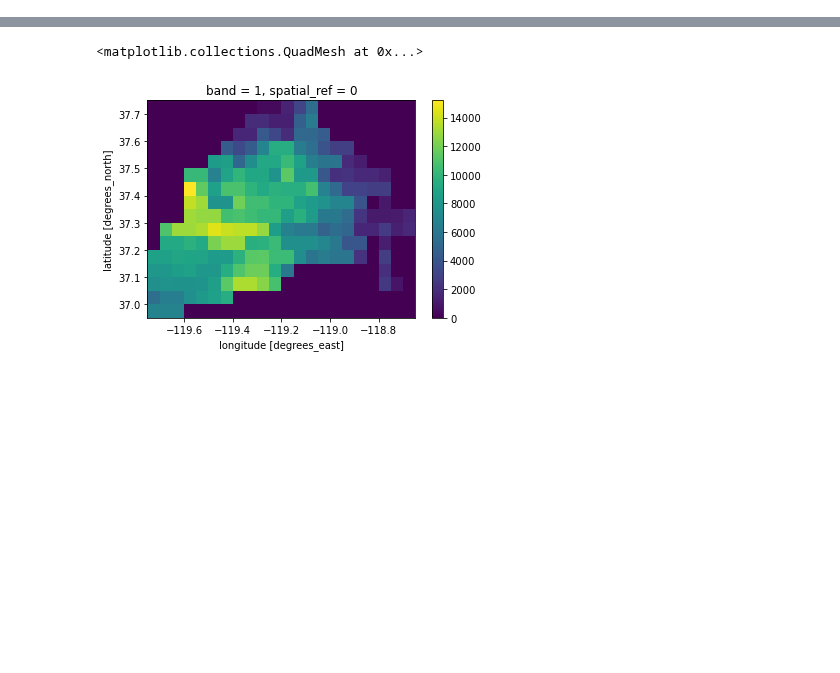
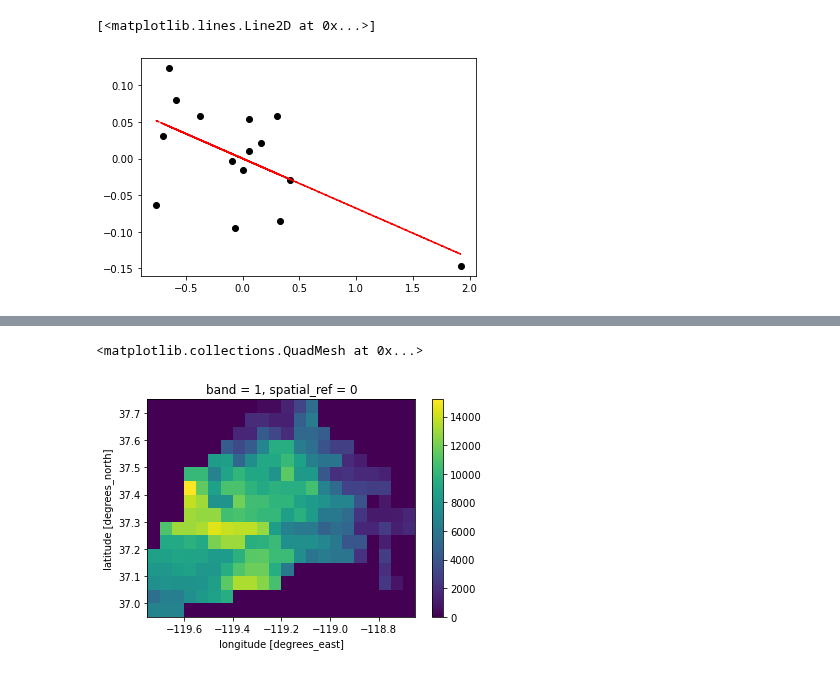
Before and after one commit to mariannecowherd/pe_snow_fires, a Jupyter notebook: scripts/avhrr_ndvi.ipynb, the cells around one changed output, grey strips where cells are left out. Saved outputs shown, nothing was run; the diff lists cells and outputs as text; code cells hidden in the pictures; blank space fills up the shorter version.

```diff
--- a/scripts/avhrr_ndvi.ipynb
+++ b/scripts/avhrr_ndvi.ipynb
@@ -81,3 +153,14 @@ def normalize(data):
     avg = np.nanmean(data)
     out = (data-avg)/avg
     return out
+# %%
+f,ax=plt.subplots()
+x = normalize(sai_means)
+y = normalize(gpp_means)
+ax.plot(x,y,'ko')
+z = np.polyfit(x, y, 1)
+p = np.poly1d(z)
+ax.plot(x,p(x),"r--")
+# %% [output]
+[<matplotlib.lines.Line2D at 0x...>]
+[figure, added]
```
Also changed, not shown: parts of 12 cells of this notebook.
